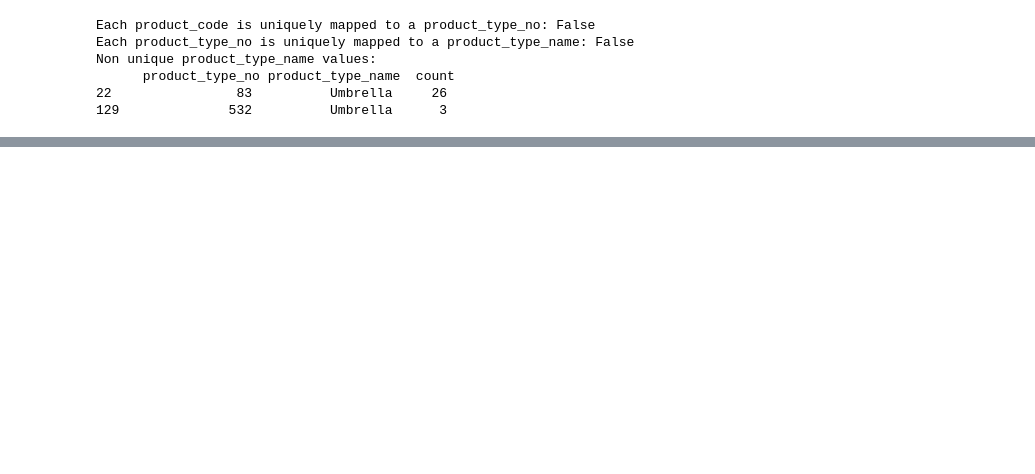
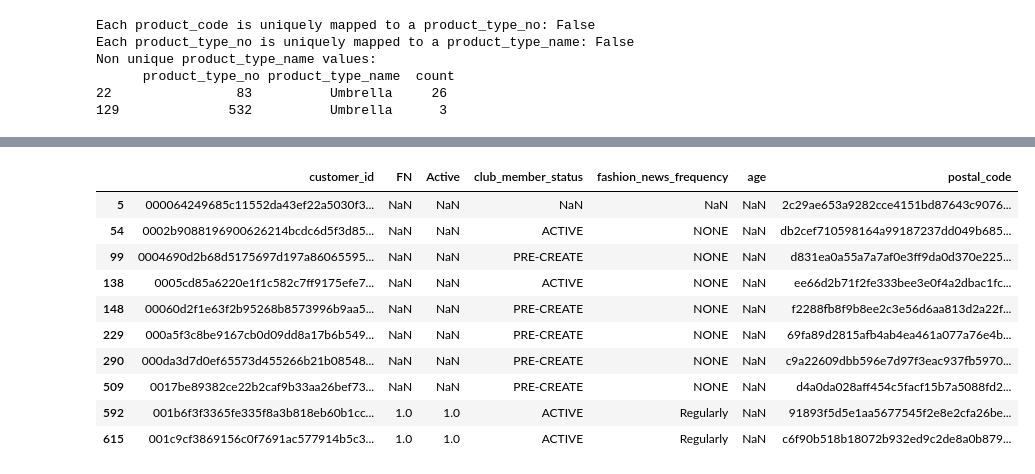
Before and after one commit to LienM/ai-project-23-24, a Jupyter notebook: MaksimKarnaukh/EDA.ipynb, the cells around one changed output, grey strips where cells are left out. Cells and saved outputs as stored; diff of their text form; code cells hidden in the pictures; blank space fills up the shorter version.

```diff
--- a/MaksimKarnaukh/EDA.ipynb
+++ b/MaksimKarnaukh/EDA.ipynb
@@ -191,0 +269,15 @@ Non unique product_type_name values:
+# %%
+# Check if there is an obvious correlation between missing age and other columns (need to perform more checks later)
+customers[customers["age"].isna()].head(10)
+# %% [output]
+|  | customer_id | FN | Active | club_member_status | fashion_news_frequency | age | postal_code |
+| 5 | 000064249685c11552da43ef22a5030f3... | NaN | NaN | NaN | NaN | NaN | 2c29ae653a9282cce4151bd87643c9076... |
+| 54 | 0002b9088196900626214bcdc6d5f3d85... | NaN | NaN | ACTIVE | NONE | NaN | db2cef710598164a99187237dd049b685... |
+| 99 | 0004690d2b68d5175697d197a86065595... | NaN | NaN | PRE-CREATE | NONE | NaN | d831ea0a55a7a7af0e3ff9da0d370e225... |
+| 138 | 0005cd85a6220e1f1c582c7ff9175efe7... | NaN | NaN | ACTIVE | NONE | NaN | ee66d2b71f2fe333bee3e0f4a2dbac1fc... |
+| 148 | 00060d2f1e63f2b95268b8573996b9aa5... | NaN | NaN | PRE-CREATE | NONE | NaN | f2288fb8f9b8ee2c3e56d6aa813d2a22f... |
+| 229 | 000a5f3c8be9167cb0d09dd8a17b6b549... | NaN | NaN | PRE-CREATE | NONE | NaN | 69fa89d2815afb4ab4ea461a077a76e4b... |
+| 290 | 000da3d7d0ef65573d455266b21b08548... | NaN | NaN | PRE-CREATE | NONE | NaN | c9a22609dbb596e7d97f3eac937fb5970... |
+| 509 | 0017be89382ce22b2caf9b33aa26bef73... | NaN | NaN | PRE-CREATE | NONE | NaN | d4a0da028aff454c5facf15b7a5088fd2... |
+| 592 | 001b6f3f3365fe335f8a3b818eb60b1cc... | 1.0 | 1.0 | ACTIVE | Regularly | NaN | 91893f5d5e1aa5677545f2e8e2cfa26be... |
+| 615 | 001c9cf3869156c0f7691ac577914b5c3... | 1.0 | 1.0 | ACTIVE | Regularly | NaN | c6f90b518b18072b932ed9c2de8a0b879... |
```
Also changed, not shown: parts of 25 cells of this notebook, 1 other file.
